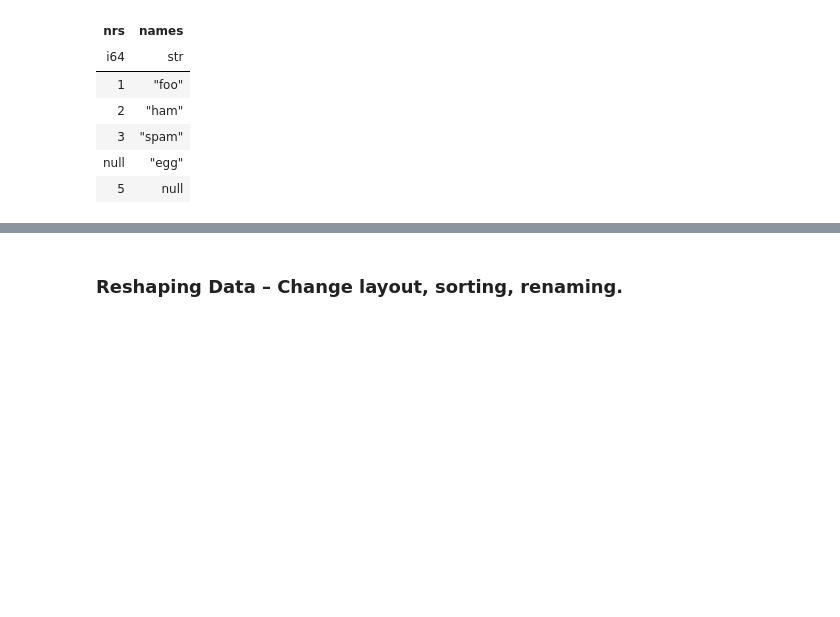
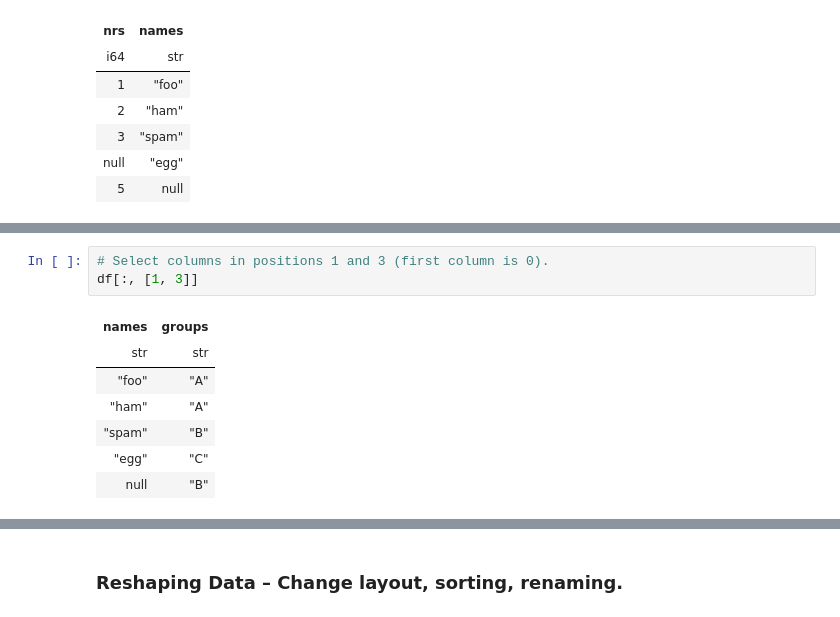
Before and after one commit to FranzDiebold/polars-cheat-sheet, a Jupyter notebook: polars-cheat-sheet.ipynb, the cells around one changed output, grey strips where cells are left out. Drawn from its saved outputs; the diff is of its cells as text; blank space fills up the shorter version.

```diff
--- a/polars-cheat-sheet.ipynb
+++ b/polars-cheat-sheet.ipynb
@@ -90,0 +101,11 @@ df.select(pl.col("^n.*$"))
+# %%
+# Select columns in positions 1 and 3 (first column is 0).
+df[:, [1, 3]]
+# %% [output]
+| names | groups |
+| str | str |
+| "foo" | "A" |
+| "ham" | "A" |
+| "spam" | "B" |
+| "egg" | "C" |
+| null | "B" |
```
Also changed, not shown: parts of 3 cells of this notebook.
